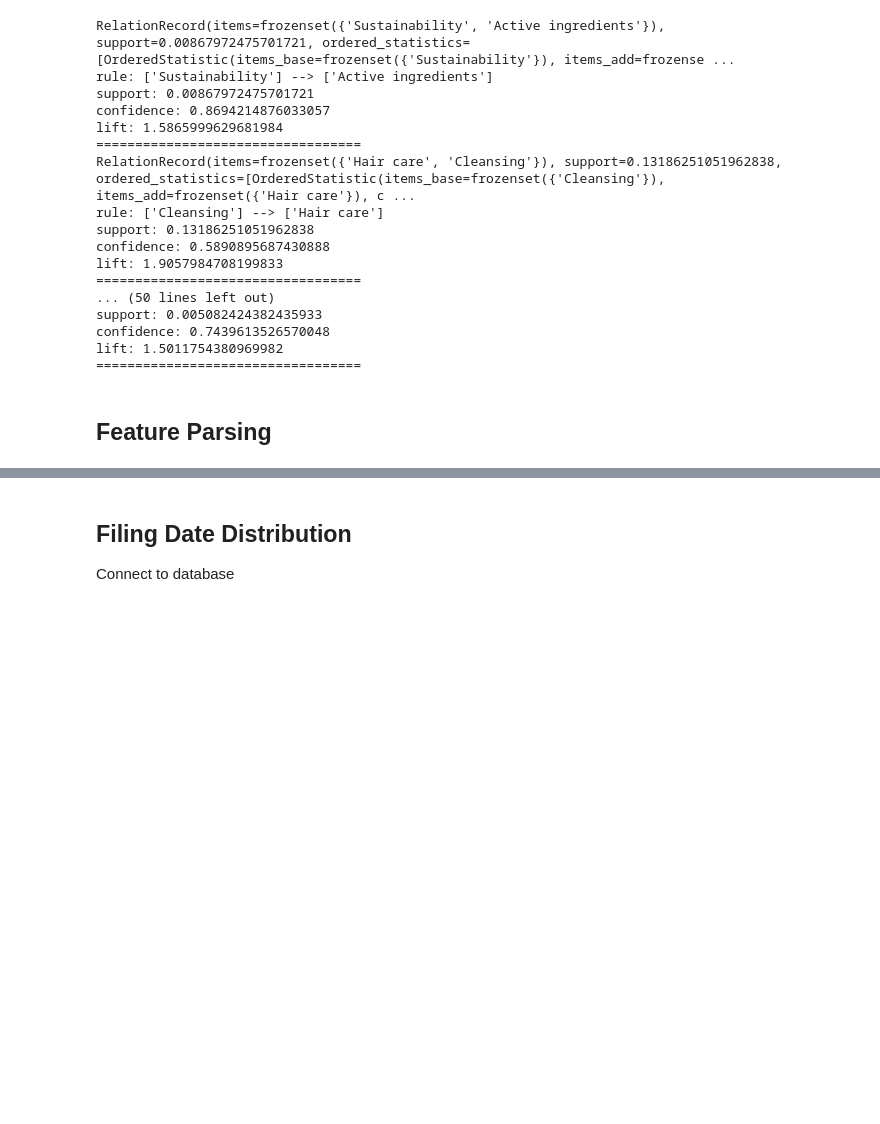
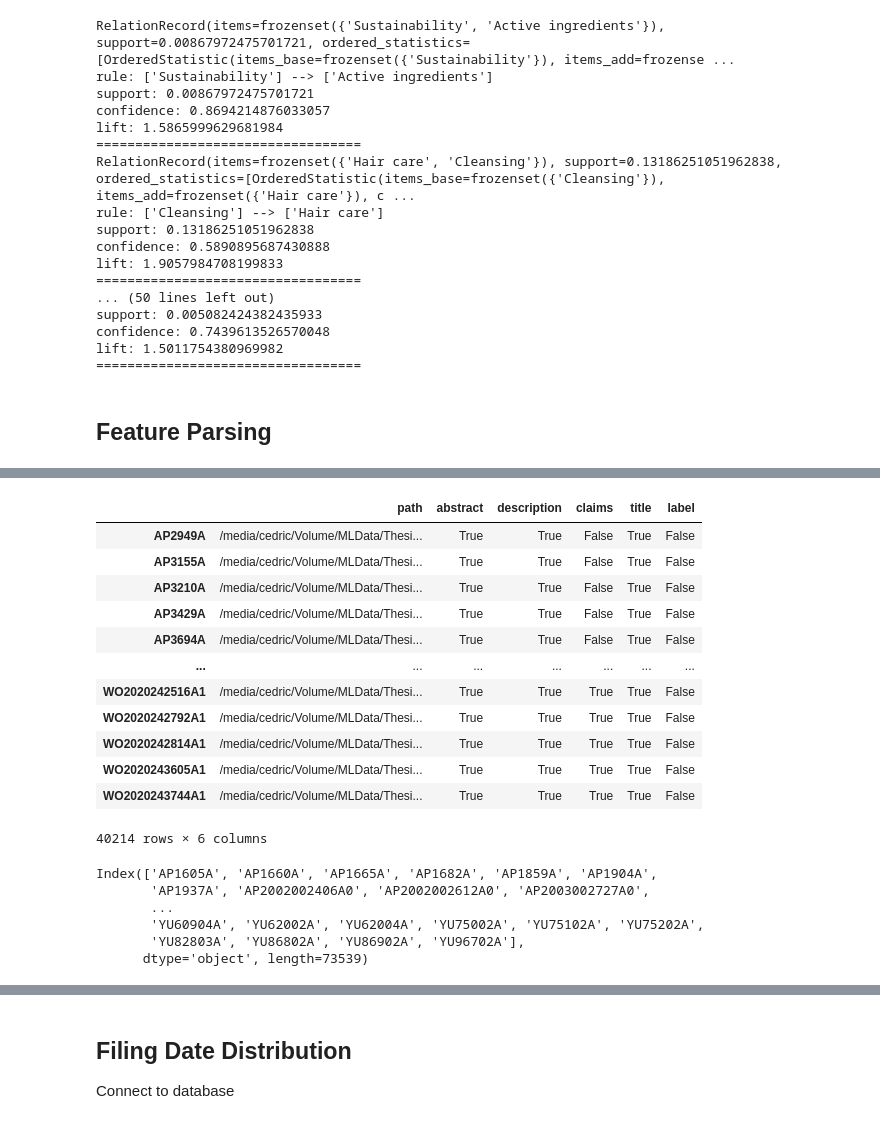
Before and after one commit to cdrc1103/MasterThesis, a Jupyter notebook: Data/DataDescription.ipynb, the cells around one changed output, grey strips where cells are left out. Drawn from its saved outputs; the diff is of its cells as text; code cells hidden in the pictures; blank space fills up the shorter version.

```diff
--- a/Data/DataDescription.ipynb
+++ b/Data/DataDescription.ipynb
@@ -326 +329,5 @@ if __name__ == '__main__':
+# %%
+feature_occ = pd.read_csv("Files/feature_occ.csv", index_col=0)
+# %%
+feature_occ = feature_occ[feature_occ.description==True]
 # %%
@@ -327,0 +351,3 @@ cpc_df = pd.read_sql("cpc", con=engine, index_col="patentid")
+# %%
+diff = feature_occ.index.difference(desc_df.index)
+diff
@@ -328,4 +363,28 @@ cpc_df = pd.read_sql("cpc", con=engine, index_col="patentid")
+# %%
+feature_occ.loc[diff]
+# %% [output]
+|  | path | abstract | description | claims | title | label |
+| AP2949A | /media/cedric/Volume/MLData/Thesi... | True | True | False | True | False |
+| AP3155A | /media/cedric/Volume/MLData/Thesi... | True | True | False | True | False |
+| AP3210A | /media/cedric/Volume/MLData/Thesi... | True | True | False | True | False |
+| AP3429A | /media/cedric/Volume/MLData/Thesi... | True | True | False | True | False |
+| AP3694A | /media/cedric/Volume/MLData/Thesi... | True | True | False | True | False |
+| ... | ... | ... | ... | ... | ... | ... |
+| WO2020242516A1 | /media/cedric/Volume/MLData/Thesi... | True | True | True | True | False |
+| WO2020242792A1 | /media/cedric/Volume/MLData/Thesi... | True | True | True | True | False |
+| WO2020242814A1 | /media/cedric/Volume/MLData/Thesi... | True | True | True | True | False |
+| WO2020243605A1 | /media/cedric/Volume/MLData/Thesi... | True | True | True | True | False |
+| WO2020243744A1 | /media/cedric/Volume/MLData/Thesi... | True | True | True | True | False |
+40214 rows × 6 columns
 # %%
-diff = level1labels.index.difference(cpc_df.index)
+diff = level1labels.index.difference(desc_df.index)
+diff
+# %% [output]
+Index(['AP1605A', 'AP1660A', 'AP1665A', 'AP1682A', 'AP1859A', 'AP1904A',
+       'AP1937A', 'AP2002002406A0', 'AP2002002612A0', 'AP2003002727A0',
+       ...
+       'YU60904A', 'YU62002A', 'YU62004A', 'YU75002A', 'YU75102A', 'YU75202A',
+       'YU82803A', 'YU86802A', 'YU86902A', 'YU96702A'],
+      dtype='object', length=73539)
 # %%
 diff2 = level1labels[level1labels.index.isin(diff)]
```
Also changed, not shown: parts of 15 cells of this notebook, 7 other files.
